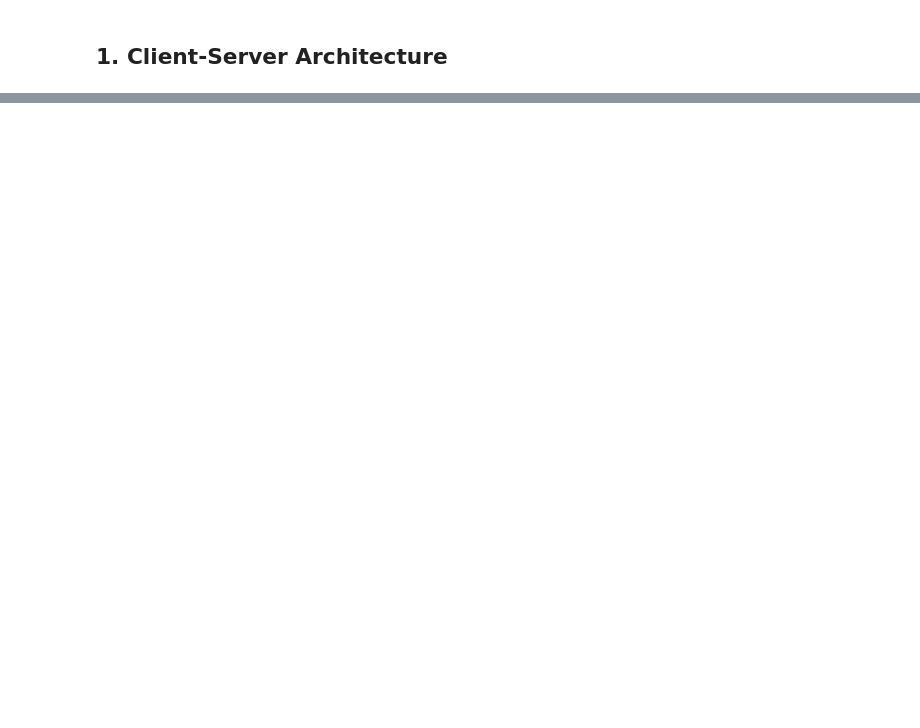
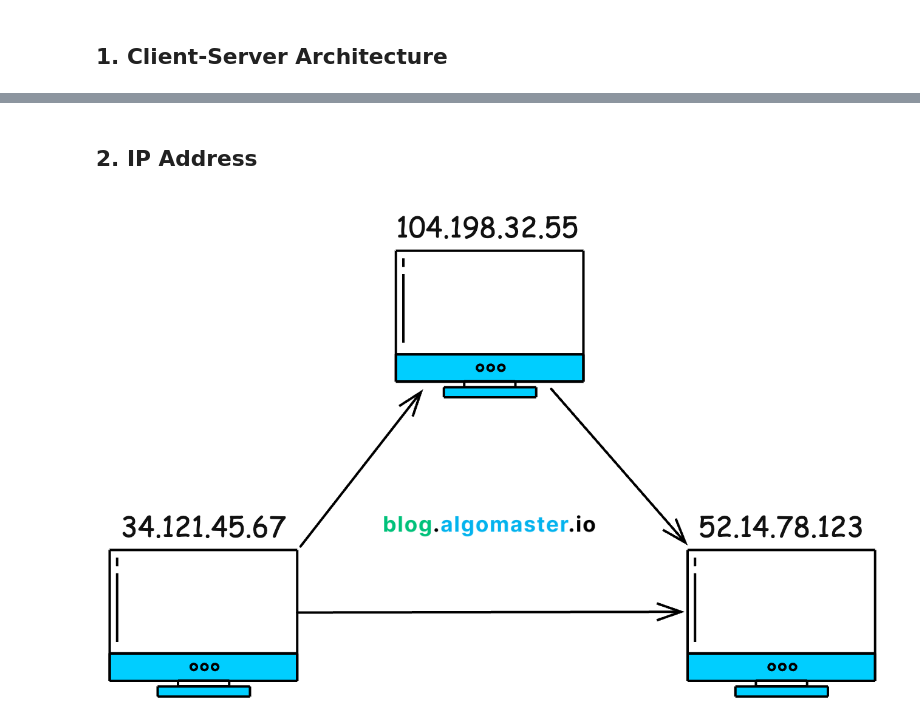
Before and after one commit to jain40470/System-Design, a Jupyter notebook: HLD/Basic/2 Basic Concepts.ipynb, the cells around one changed output, grey strips where cells are left out. Saved outputs shown, nothing was run; the diff lists cells and outputs as text; code cells hidden in the pictures; blank space fills up the shorter version.

```diff
--- a/HLD/Basic/2 Basic Concepts.ipynb
+++ b/HLD/Basic/2 Basic Concepts.ipynb
@@ -8,0 +28,6 @@ display(Image(filename='Utils/1.webp'))
+# %% [markdown]
+## 2. IP Address
+# %%
+display(Image(filename='Utils/3.png'))
+# %% [output]
+[figure, added]
```
Also changed, not shown: parts of 46 cells of this notebook, 1 other file.
